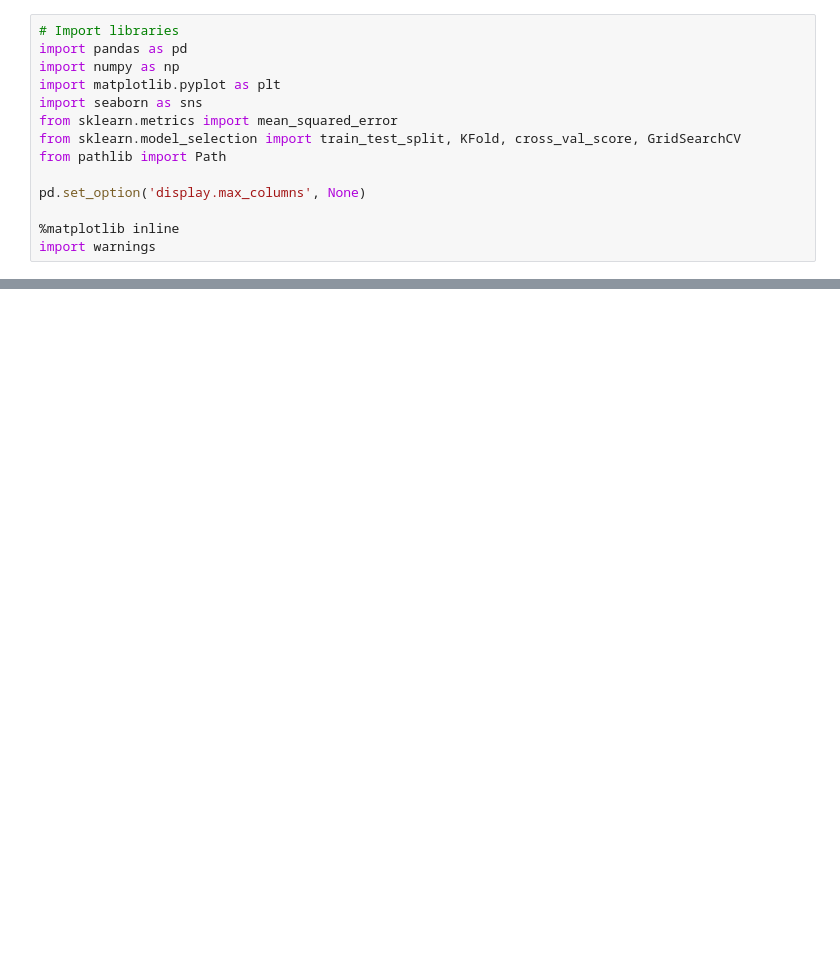
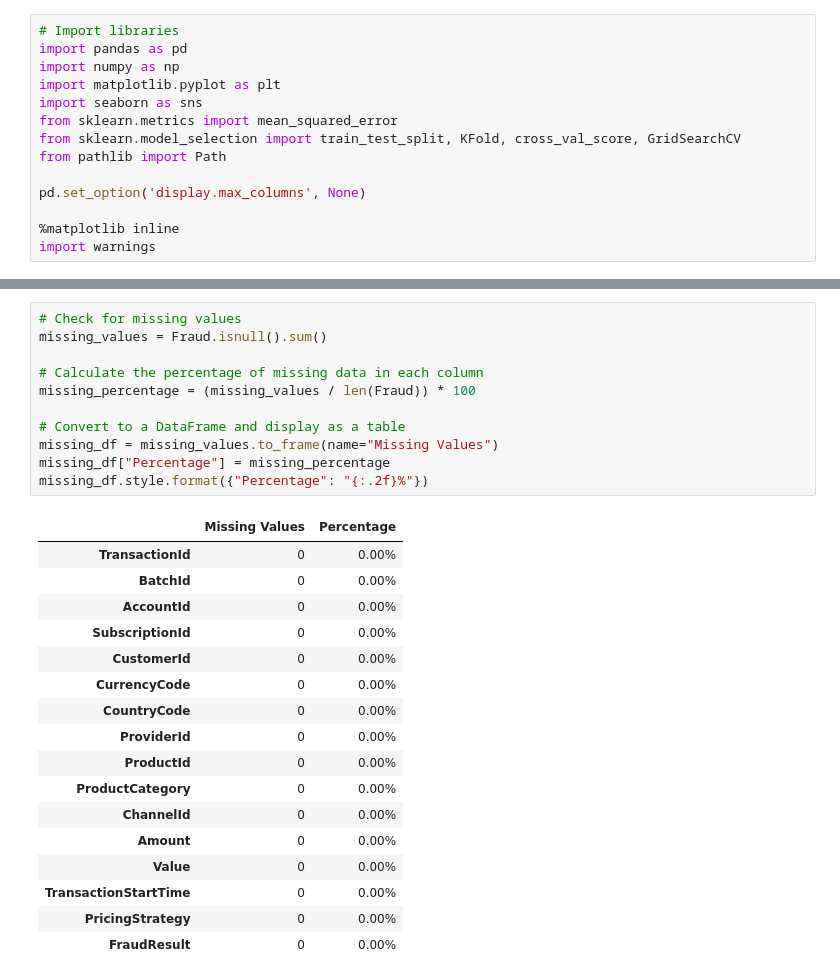
Before and after one commit to Joakimanochie/Univelcity_Capstone, a Jupyter notebook: Xente_fraud_detection/Fraud_detection.ipynb, the cells around one changed output, grey strips where cells are left out. Cells and saved outputs as stored; diff of their text form; blank space fills up the shorter version.

```diff
--- a/Xente_fraud_detection/Fraud_detection.ipynb
+++ b/Xente_fraud_detection/Fraud_detection.ipynb
@@ -24,0 +61,29 @@ Fraud.head()
+# %%
+# Check for missing values
+missing_values = Fraud.isnull().sum()
+
+# Calculate the percentage of missing data in each column
+missing_percentage = (missing_values / len(Fraud)) * 100
+
+# Convert to a DataFrame and display as a table
+missing_df = missing_values.to_frame(name="Missing Values")
+missing_df["Percentage"] = missing_percentage
+missing_df.style.format({"Percentage": "{:.2f}%"})
+# %% [output]
+|  | Missing Values | Percentage |
+| TransactionId | 0 | 0.00% |
+| BatchId | 0 | 0.00% |
+| AccountId | 0 | 0.00% |
+| SubscriptionId | 0 | 0.00% |
+| CustomerId | 0 | 0.00% |
+| CurrencyCode | 0 | 0.00% |
+| CountryCode | 0 | 0.00% |
+| ProviderId | 0 | 0.00% |
+| ProductId | 0 | 0.00% |
+| ProductCategory | 0 | 0.00% |
+| ChannelId | 0 | 0.00% |
+| Amount | 0 | 0.00% |
+| Value | 0 | 0.00% |
+| TransactionStartTime | 0 | 0.00% |
+| PricingStrategy | 0 | 0.00% |
+| FraudResult | 0 | 0.00% |
```
Also changed, not shown: parts of 3 cells of this notebook, 2 other files.
